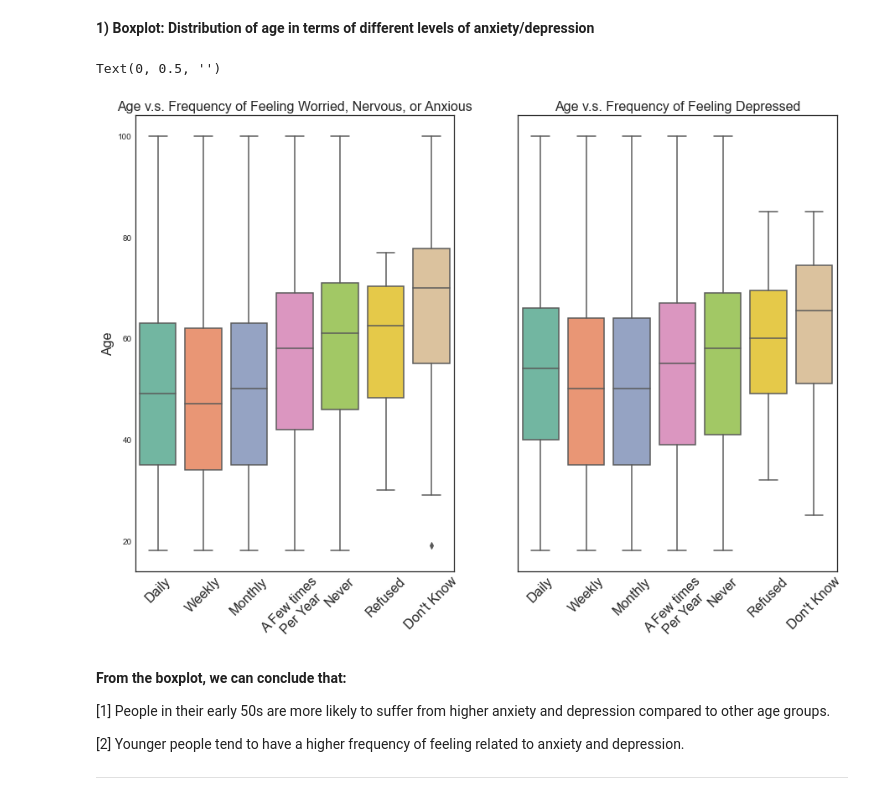
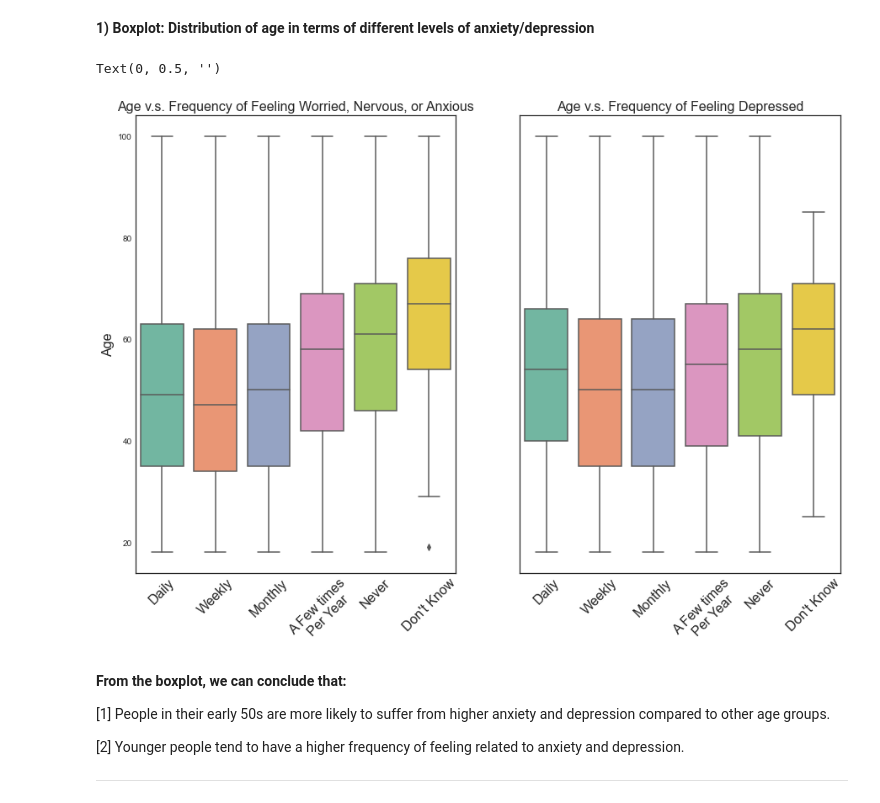
Before and after one commit to vidishac/Data_Mining_Project, a Jupyter notebook: Data_Cleaning_Project.ipynb, the cells around one changed output. Cells and saved outputs as stored; diff of their text form; code cells hidden in the pictures.

```diff
--- a/Data_Cleaning_Project.ipynb
+++ b/Data_Cleaning_Project.ipynb
@@ -161,0 +160,21 @@ Below, we convert the categorical features into dummy variables.
+# %%
+feature_name = df_r.columns.tolist()
+target = ['ANXEV_A', 'ANXFREQ_A', 'ANXMED_A', 'DEPEV_A', 'DEPFREQ_A', 'DEPMED_A', 'SOCSCLPAR_A']
+unique = []
+type = []
+for n in feature_name:
+    size = len(df_r[n].unique())
+    if n in target:
+        type.append('Target')
+    elif size > 15:
+        type.append('Continuous')
+    else:
+        type.append('Ordinal')
+    unique.append(size)
+
+rv['Unique'] = unique
+rv['Type*'] = type
+
+rv
+# *Type: variables typed by 'ordinal' also include binary and target variables
+#        We will specify that in a bit
@@ -162,8 +199,9 @@ Below, we convert the categorical features into dummy variables.
 # %%
-#check the data type of categorical variables
-rv_cat = rv[rv['Type'] == 'Categorical']
+#check the data type of ordinal variables
+rv_target_ord = rv[rv['Type*'] != 'Continuous']
+rv_ord = rv[rv['Type*'] == 'Ordinal']
 
-df_cat = df_r[rv_cat['Variable Names'].tolist()]
+df_cat = df_r[rv_ord['Variable Names'].tolist()]
 print("Data Type of the categorical variables (Before cleaning)\n")
 print('=' * 22)
 print(df_cat.dtypes)
@@ -218,7 +256,7 @@ Name: ARTHEV_A, dtype: int64
 4    3205
 Name: URBRRL, dtype: int64
 # %%
-# Non-reporting values in the categorical variables:
+# Non-reporting values in the ordinal/target variables:
 # 7: Refused
 # 8: Not Ascertained
 # 9: Don't know
@@ -232,10 +270,10 @@ Name: URBRRL, dtype: int64
 # Therefore, we convert these 6 classes into 1 with a value of 100
 
 # First, make sure there is no '100' value that has statistical meaning
-max = df_cat.describe().loc['max'].max()
+max = df_r[rv_target_ord['Variable Names'].tolist()].describe().loc['max'].max()
 print('Among categorical variables, the maximum value with statistical meaning is:', max)
 
-df_cate[rv_cat['Variable Names'].tolist()] = df_cate[rv_cat['Variable Names'].tolist()].replace([7, 8, 9], 100)
+df_cate[rv_target_ord['Variable Names'].tolist()] = df_cate[rv_target_ord['Variable Names'].tolist()].replace([7, 8, 9], 100)
 
 df_category = df_cate.replace([97, 98, 99], 100)
 # %% [output]
@@ -250,26 +346,26 @@ df = pd.get_dummies(df_category, columns = df_cat.columns.tolist(), drop_first =
 # %%
 # Draw a boxplot to show the distribution of age against frequency of feeling anxious/depression
 fig, axes = plt.subplots(1, 2, figsize = (15, 10), sharey = True)
 xlabel = ('Daily', 'Weekly', 'Monthly',
           'A Few times\n Per Year', 'Never',
-          'Refused', 'Don\'t Know')
+          'Don\'t Know')
 
 # Age vs Frequency of Feeling Worried, Nervous, or Anxious
 sns.boxplot(x = 'ANXFREQ_A', y = 'AGEP_A', data = df_category, palette = "Set2", ax = axes[0])
 axes[0].set_title('Age v.s. Frequency of Feeling Worried, Nervous, or Anxious', fontdict = {'size': 16})
 axes[0].set_xticklabels(xlabel, fontdict = {'size': 16}, rotation = 45)
 axes[0].set_xlabel('')
 axes[0].set_ylabel('Age', fontdict = {'size': 16})
 
 # Age vs Frequency of Feeling Depressed
 sns.boxplot(x = 'DEPFREQ_A', y = 'AGEP_A', data = df_category, palette = "Set2", ax = axes[1])
 axes[1].set_title('Age v.s. Frequency of Feeling Depressed', fontdict = {'size': 16})
 axes[1].set_xticklabels(xlabel, fontdict = {'size': 16}, rotation = 45)
 axes[1].set_xlabel('')
 axes[1].set_ylabel('')
 # %% [output]
 Text(0, 0.5, '')
-[figure, old version]
+[figure, new version]
 # %% [markdown]
 **From the boxplot, we can conclude that:**
 
```
Also changed, not shown: parts of 12 cells of this notebook.
